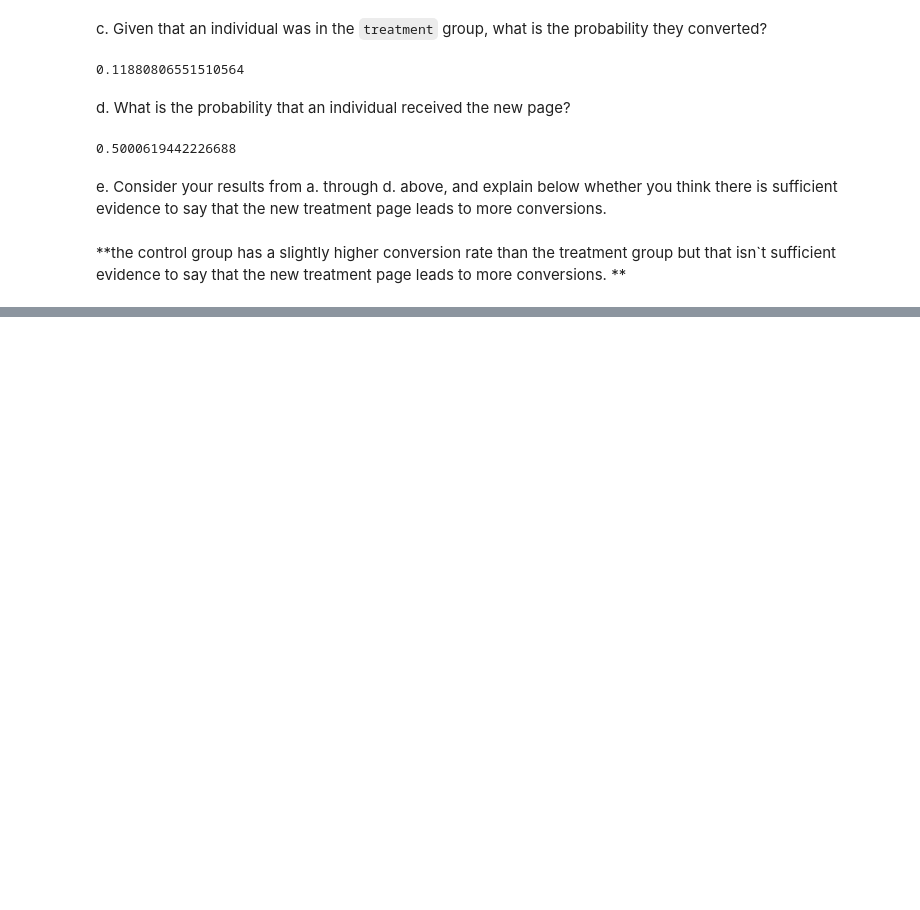
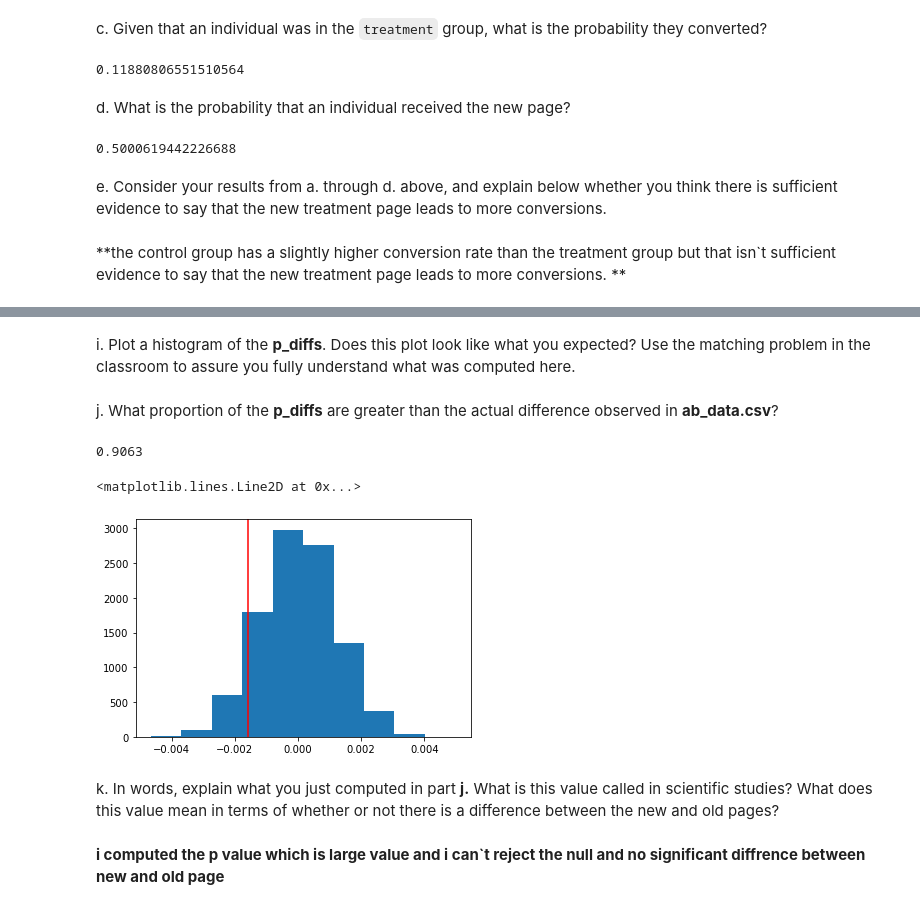
Before and after one commit to Islam-Bayomi/Analyze_AB_test_results, a Jupyter notebook: Analyze_ab_test_results_notebook.ipynb, the cells around one changed output, grey strips where cells are left out. Saved outputs shown, nothing was run; the diff lists cells and outputs as text; code cells hidden in the pictures; blank space fills up the shorter version.

```diff
--- a/Analyze_ab_test_results_notebook.ipynb
+++ b/Analyze_ab_test_results_notebook.ipynb
@@ -207,0 +300,22 @@ e. Consider your results from a. through d. above, and explain below whether you
+# %% [markdown]
+i. Plot a histogram of the **p_diffs**.  Does this plot look like what you expected?  Use the matching problem in the classroom to assure you fully understand what was computed here.
+# %% [markdown]
+j. What proportion of the **p_diffs** are greater than the actual difference observed in **ab_data.csv**?
+# %%
+actual_diffs= df2[df2["landing_page"] == "new_page"]["converted"].mean()-df2[df2["landing_page"] == "old_page"]["converted"].mean()
+actual_diffs
+# to calculate the proportion
+
+(p_diffs > actual_diffs).mean()
+# %% [output]
+0.9063
+# %%
+plt.hist(p_diffs)
+plt.axvline(actual_diffs, color = 'r')
+# %% [output]
+<matplotlib.lines.Line2D at 0x...>
+[figure, added]
+# %% [markdown]
+k. In words, explain what you just computed in part **j.**  What is this value called in scientific studies?  What does this value mean in terms of whether or not there is a difference between the new and old pages?
+# %% [markdown]
+**i computed the p value which is large value and i can`t reject the null and no significant diffrence between new and old page**
```
Also changed, not shown: parts of 27 cells of this notebook.
